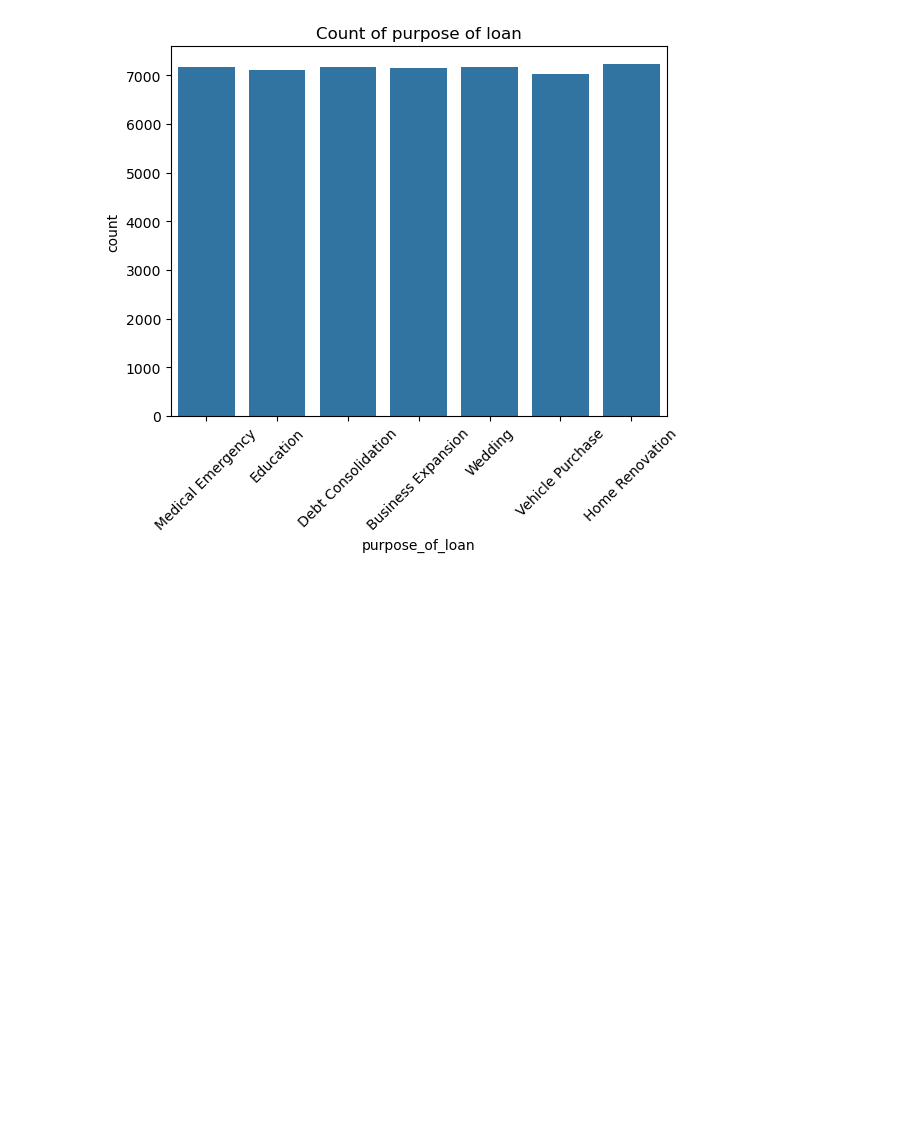
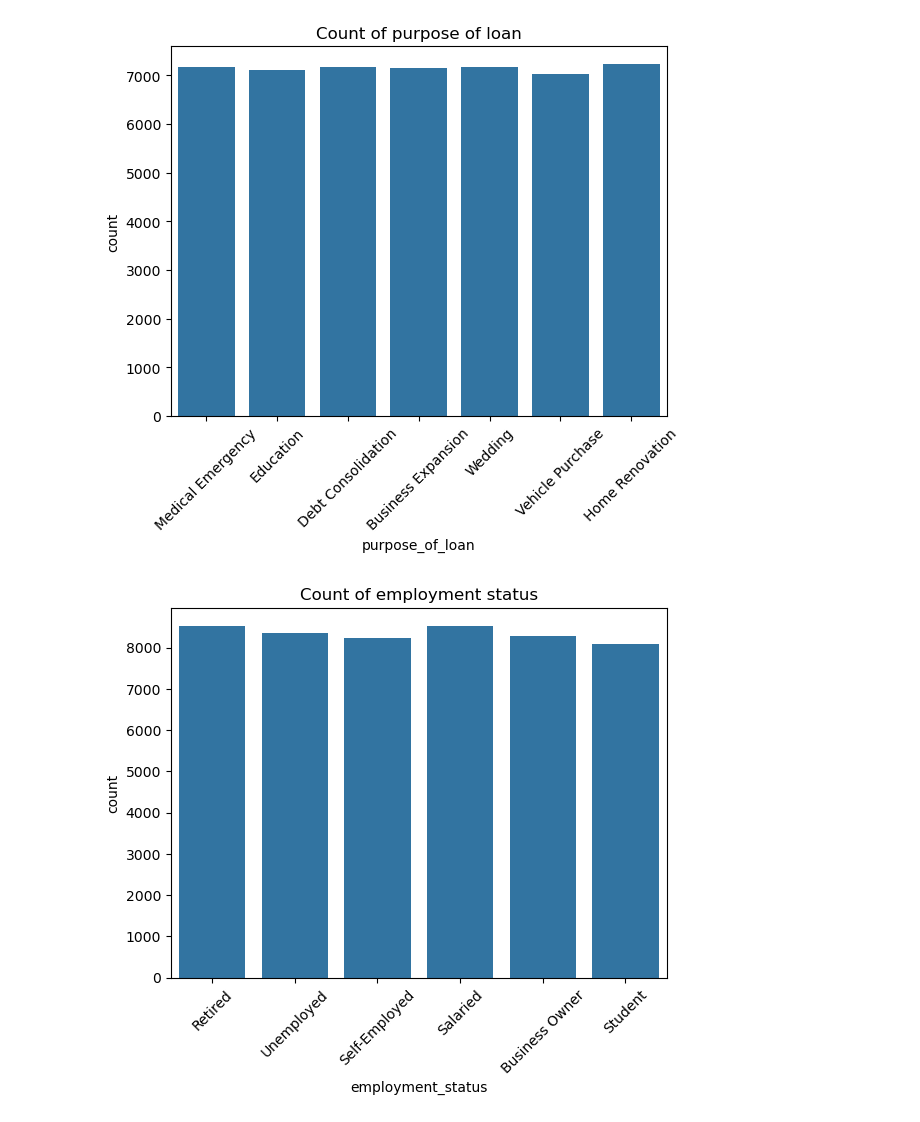
Before and after one commit to kxrrym03/Fraud-Detection, a Jupyter notebook: Fraud Detection.ipynb, the cells around one changed output. Saved outputs shown, nothing was run; the diff lists cells and outputs as text; code cells hidden in the pictures; blank space fills up the shorter version.

```diff
--- a/Fraud Detection.ipynb
+++ b/Fraud Detection.ipynb
@@ -100,3 +100,10 @@ plt.xticks(rotation=45)
 plt.show()
 # %% [output]
 [figure]
+# %%
+sns.countplot(data=df_drop, x='employment_status')
+plt.title('Count of employment status')
+plt.xticks(rotation=45)
+plt.show()
+# %% [output]
+[figure, added]
```
